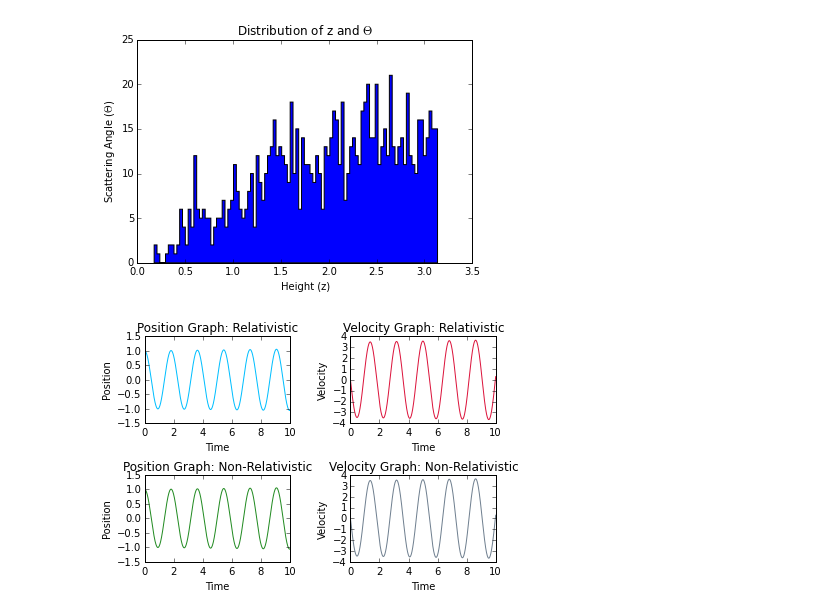
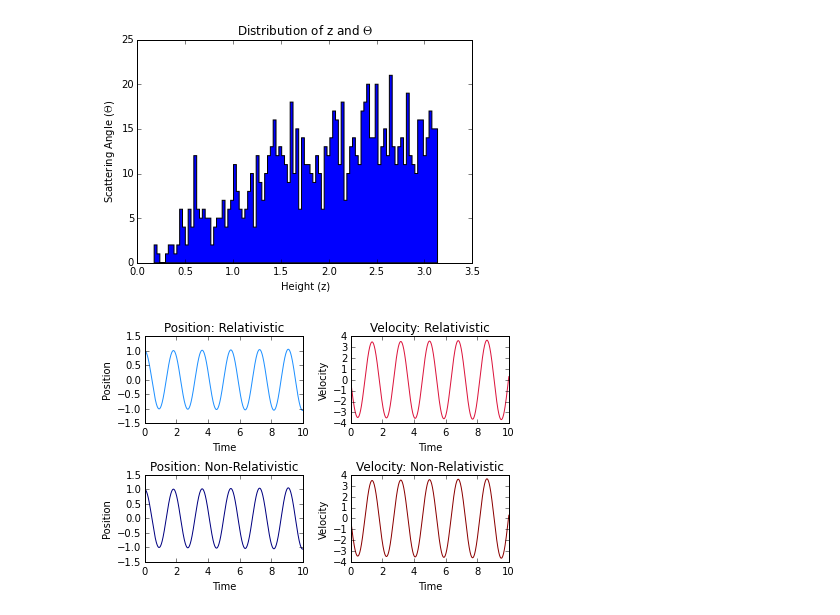
Before and after one commit to Sammyalhashe/PHY407, a Jupyter notebook: PHY407 Lab 1.ipynb, the cells around one changed output. Saved outputs shown, nothing was run; the diff lists cells and outputs as text; code cells hidden in the pictures.

```diff
--- a/PHY407 Lab 1.ipynb
+++ b/PHY407 Lab 1.ipynb
@@ -93,50 +93,50 @@ while i < tlen-1:
 
 
 
-# With no relativistic effects, the v^2/c^2 -> 0 in our ODE. This makes our system a lot cleaner!
+# With no relativistic effects, the v^2/c^2 -> 0 in our ODE above. This makes our system a lot cleaner and simple!
 # Define new variables xn, vn for non-relativistic position and velocities respectively.
 
 xn = zeros(tlen)
 vn = zeros(tlen)
 
 xn[0] = 1
 vn[0] = 0
 
 j = 0
 
 while j < tlen-1:
     xn[j+1] = xn[j] + vn[j]*dt
     vn[j+1] = vn[j] - k/m*xn[j]*dt
     j += 1
 
 f, ((ax1, ax3), (ax2, ax4)) = plt.subplots(2, 2, sharex='row', sharey='col')
-ax1.plot(time, x, color='deepskyblue')
-ax1.set_title('Position Graph: Relativistic')
+ax1.plot(time, x, color='dodgerblue')
+ax1.set_title('Position: Relativistic')
 
-ax2.plot(time, xn, color='forestgreen')
-ax2.set_title('Position Graph: Non-Relativistic')
+ax2.plot(time, xn, color='navy')
+ax2.set_title('Position: Non-Relativistic')
 
 ax3.plot(time, v, color='crimson')
-ax3.set_title('Velocity Graph: Relativistic')
+ax3.set_title('Velocity: Relativistic')
 
-ax4.plot(time, vn, color='slategray')
-ax4.set_title('Velocity Graph: Non-Relativistic')
+ax4.plot(time, vn, color='darkred')
+ax4.set_title('Velocity: Non-Relativistic')
 
 ax1.set_xlabel('Time')
 ax2.set_xlabel('Time')
 ax3.set_xlabel('Time')
 ax4.set_xlabel('Time')
 
 ax1.set_ylabel('Position')
 ax2.set_ylabel('Position')
 ax3.set_ylabel('Velocity')
 ax4.set_ylabel('Velocity')
 
-#plt.tight_layout()
-#plt.savefig('NR_R_graphs.png', dpi=4000, bbox_inches="tight")
-plt.show()
+plt.tight_layout()
+plt.savefig('NR_R_graphs.png', dpi=4000, bbox_inches="tight")
+#plt.show()
 # %% [output]
-[figure, old version]
+[figure, new version]
 # %%
 # QUESTION 2 C
 # %%
```
Also changed, not shown: 1 other file.
